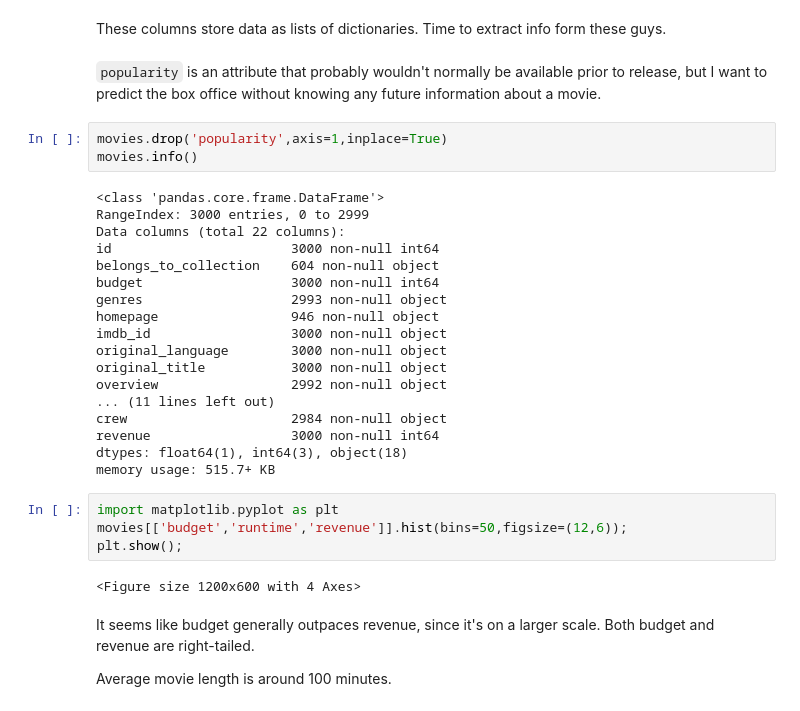
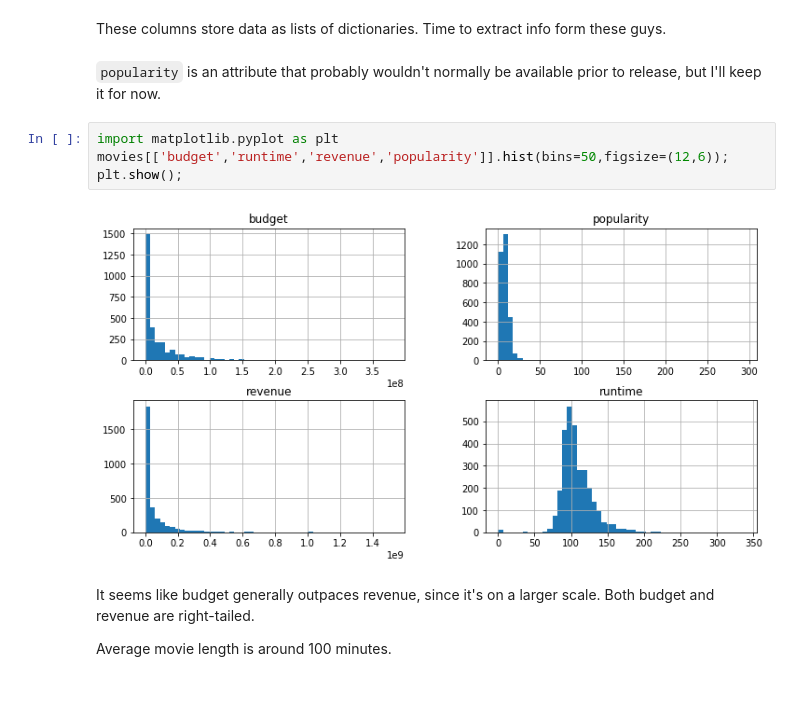
Before and after one commit to collindching/Learning-Exercises, a Jupyter notebook: Box Office Revenue Prediction/Regression Model.ipynb, the cells around one changed output. Cells and saved outputs as stored; diff of their text form.

```diff
--- a/Box Office Revenue Prediction/Regression Model.ipynb
+++ b/Box Office Revenue Prediction/Regression Model.ipynb
@@ -75,34 +62,13 @@ movies[['belongs_to_collection','genres','production_companies',
 # %% [markdown]
 These columns store data as lists of dictionaries. Time to extract info form these guys.
 # %% [markdown]
-`popularity` is an attribute that probably wouldn't normally be available prior to release, but I want to predict the box office without knowing any future information about a movie.
+`popularity` is an attribute that probably wouldn't normally be available prior to release, but I'll keep it for now.
-# %%
-movies.drop('popularity',axis=1,inplace=True)
-movies.info()
-# %% [output]
-<class 'pandas.core.frame.DataFrame'>
-RangeIndex: 3000 entries, 0 to 2999
-Data columns (total 22 columns):
-id                       3000 non-null int64
-belongs_to_collection    604 non-null object
-budget                   3000 non-null int64
-genres                   2993 non-null object
-homepage                 946 non-null object
-imdb_id                  3000 non-null object
-original_language        3000 non-null object
-original_title           3000 non-null object
-overview                 2992 non-null object
-... (11 lines left out)
-crew                     2984 non-null object
-revenue                  3000 non-null int64
-dtypes: float64(1), int64(3), object(18)
-memory usage: 515.7+ KB
 # %%
 import matplotlib.pyplot as plt
-movies[['budget','runtime','revenue']].hist(bins=50,figsize=(12,6));
+movies[['budget','runtime','revenue','popularity']].hist(bins=50,figsize=(12,6));
 plt.show();
 # %% [output]
-<Figure size 1200x600 with 4 Axes>
+[figure, added]
 # %% [markdown]
 It seems like budget generally outpaces revenue, since it's on a larger scale. Both budget and revenue are right-tailed.
 
```
Also changed, not shown: parts of 67 cells of this notebook, 1 other file.
